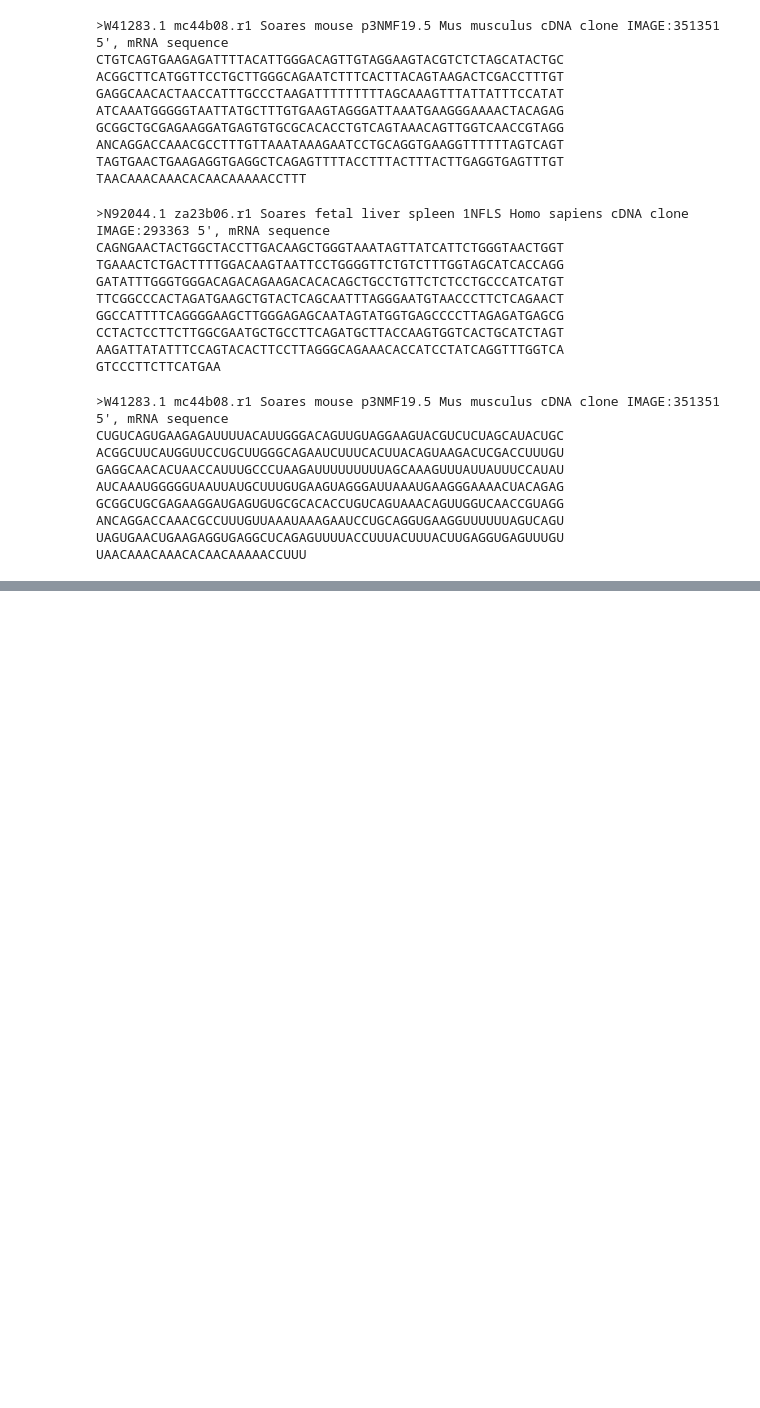
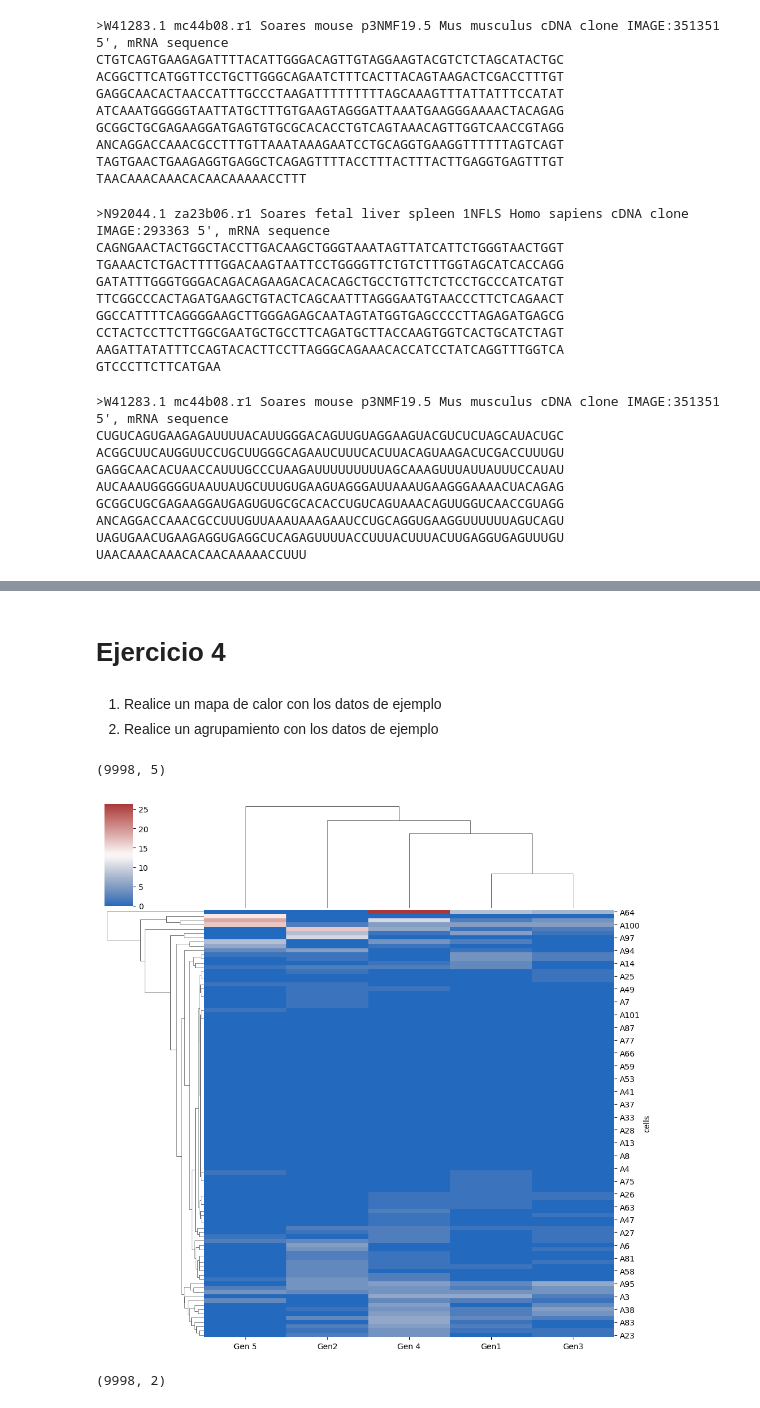
Before and after one commit to jevelezse/Pycon2023, a Jupyter notebook: Taller Biopython.ipynb, the cells around one changed output, grey strips where cells are left out. Saved outputs shown, nothing was run; the diff lists cells and outputs as text; code cells hidden in the pictures; blank space fills up the shorter version.

```diff
--- a/Taller Biopython.ipynb
+++ b/Taller Biopython.ipynb
@@ -381,0 +474,24 @@ UAACAAACAAACACAACAAAAACCUUU
+# %% [markdown]
+# Ejercicio 4
+# %% [markdown]
+1. Realice un mapa de calor con los datos de ejemplo
+2. Realice un agrupamiento con los datos de ejemplo
+# %%
+df2 = pd.read_csv("ejemplo.csv")
+df2 = df2.set_index('cells')
+df2 = df2.dropna()
+df2.shape
+# output
+# %% [output]
+(9998, 5)
+# %%
+sns.clustermap(df2.head(100),cmap="vlag")
+plt.show()
+# %% [output]
+[figure, added]
+# %%
+embedding2 = umap.UMAP(random_state=42).fit_transform(df2.values)
+
+embedding2.shape
+# %% [output]
+(9998, 2)
```
Also changed, not shown: parts of 29 cells of this notebook, 13 other files.
